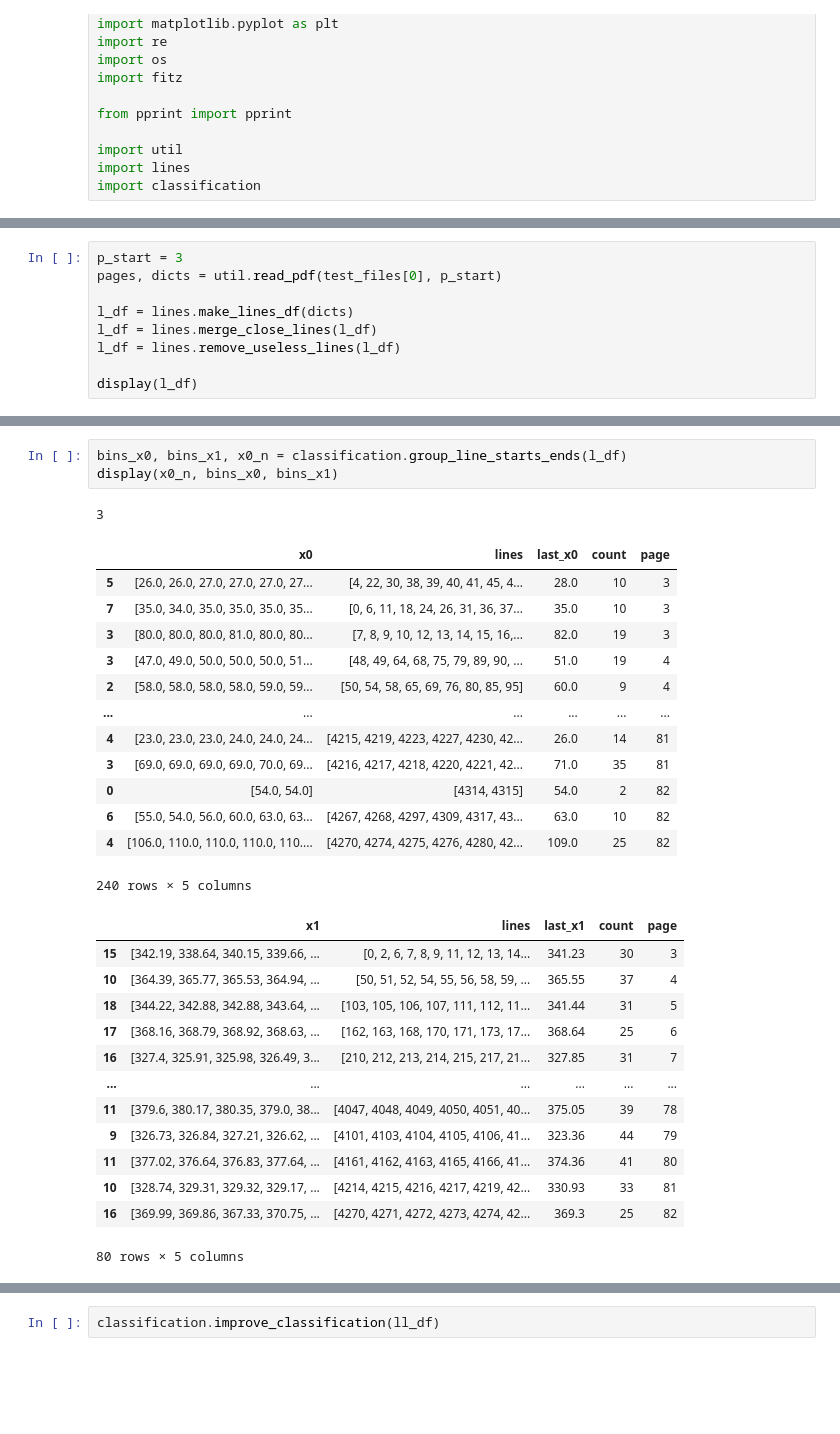
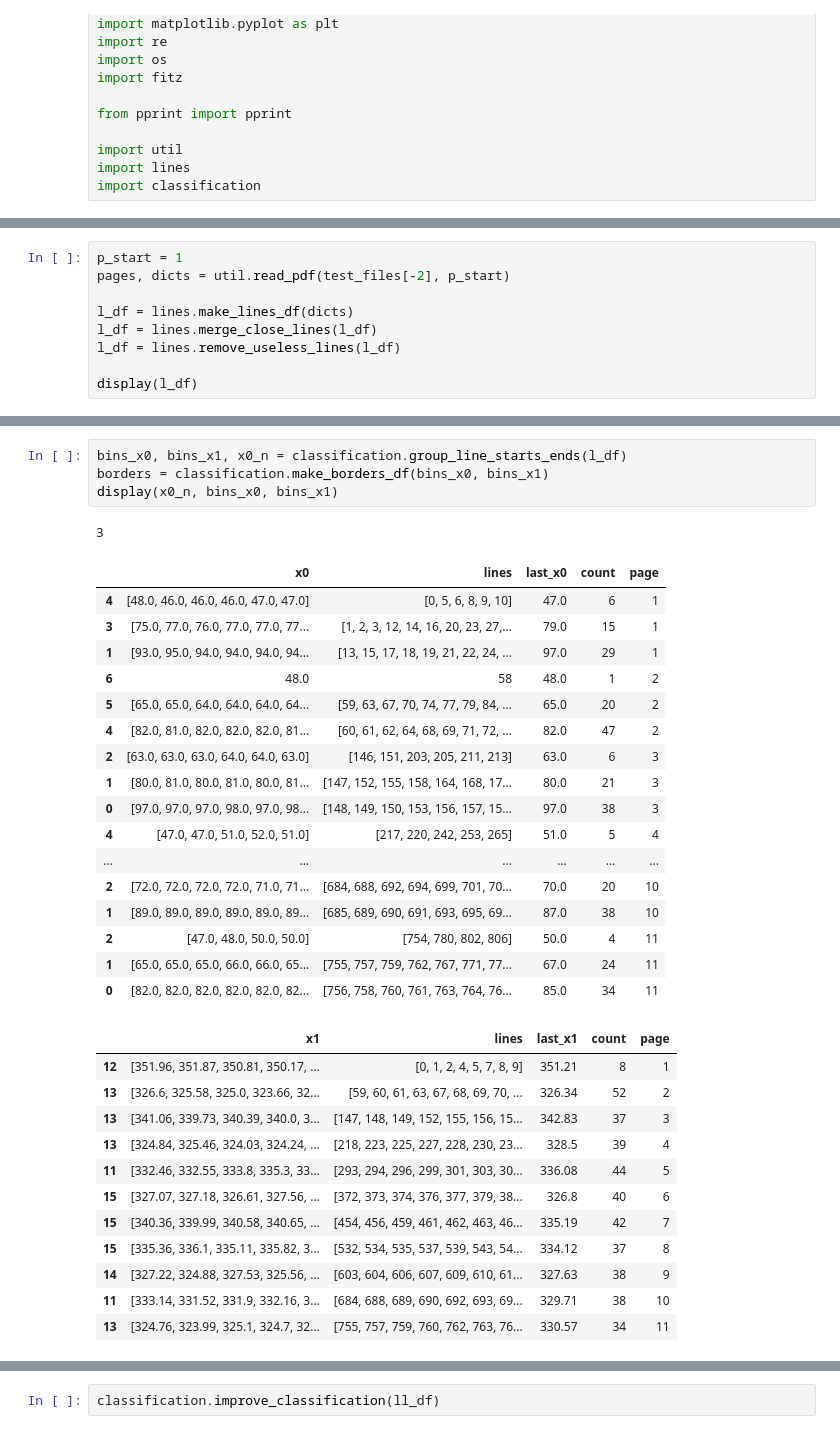
Before and after one commit to jeusa/indexex, a Jupyter notebook: code/index_extraction.ipynb, the cells around one changed output, grey strips where cells are left out. Drawn from its saved outputs; the diff is of its cells as text; blank space fills up the shorter version.

```diff
--- a/code/index_extraction.ipynb
+++ b/code/index_extraction.ipynb
@@ -28,7 +28,7 @@ test_files
  '.././test_files/LS_index_1944_split.pdf']
 # %%
-p_start = 3
-pages, dicts = util.read_pdf(test_files[0], p_start)
+p_start = 1
+pages, dicts = util.read_pdf(test_files[-2], p_start)
 
 l_df = lines.make_lines_df(dicts)
 l_df = lines.merge_close_lines(l_df)
@@ -55,31 +55,35 @@ Finished reading 80 page(s)
 # %%
 bins_x0, bins_x1, x0_n = classification.group_line_starts_ends(l_df)
+borders = classification.make_borders_df(bins_x0, bins_x1)
 display(x0_n, bins_x0, bins_x1)
 # %% [output]
 3
 |  | x0 | lines | last_x0 | count | page |
-| 5 | [26.0, 26.0, 27.0, 27.0, 27.0, 27... | [4, 22, 30, 38, 39, 40, 41, 45, 4... | 28.0 | 10 | 3 |
-| 7 | [35.0, 34.0, 35.0, 35.0, 35.0, 35... | [0, 6, 11, 18, 24, 26, 31, 36, 37... | 35.0 | 10 | 3 |
-| 3 | [80.0, 80.0, 80.0, 81.0, 80.0, 80... | [7, 8, 9, 10, 12, 13, 14, 15, 16,... | 82.0 | 19 | 3 |
-| 3 | [47.0, 49.0, 50.0, 50.0, 50.0, 51... | [48, 49, 64, 68, 75, 79, 89, 90, ... | 51.0 | 19 | 4 |
-| 2 | [58.0, 58.0, 58.0, 58.0, 59.0, 59... | [50, 54, 58, 65, 69, 76, 80, 85, 95] | 60.0 | 9 | 4 |
+| 4 | [48.0, 46.0, 46.0, 46.0, 47.0, 47.0] | [0, 5, 6, 8, 9, 10] | 47.0 | 6 | 1 |
+| 3 | [75.0, 77.0, 76.0, 77.0, 77.0, 77... | [1, 2, 3, 12, 14, 16, 20, 23, 27,... | 79.0 | 15 | 1 |
+| 1 | [93.0, 95.0, 94.0, 94.0, 94.0, 94... | [13, 15, 17, 18, 19, 21, 22, 24, ... | 97.0 | 29 | 1 |
+| 6 | 48.0 | 58 | 48.0 | 1 | 2 |
+| 5 | [65.0, 65.0, 64.0, 64.0, 64.0, 64... | [59, 63, 67, 70, 74, 77, 79, 84, ... | 65.0 | 20 | 2 |
+| 4 | [82.0, 81.0, 82.0, 82.0, 82.0, 81... | [60, 61, 62, 64, 68, 69, 71, 72, ... | 82.0 | 47 | 2 |
+| 2 | [63.0, 63.0, 63.0, 64.0, 64.0, 63.0] | [146, 151, 203, 205, 211, 213] | 63.0 | 6 | 3 |
+| 1 | [80.0, 81.0, 80.0, 81.0, 80.0, 81... | [147, 152, 155, 158, 164, 168, 17... | 80.0 | 21 | 3 |
+| 0 | [97.0, 97.0, 97.0, 98.0, 97.0, 98... | [148, 149, 150, 153, 156, 157, 15... | 97.0 | 38 | 3 |
+| 4 | [47.0, 47.0, 51.0, 52.0, 51.0] | [217, 220, 242, 253, 265] | 51.0 | 5 | 4 |
 | ... | ... | ... | ... | ... | ... |
-| 4 | [23.0, 23.0, 23.0, 24.0, 24.0, 24... | [4215, 4219, 4223, 4227, 4230, 42... | 26.0 | 14 | 81 |
-| 3 | [69.0, 69.0, 69.0, 69.0, 70.0, 69... | [4216, 4217, 4218, 4220, 4221, 42... | 71.0 | 35 | 81 |
-| 0 | [54.0, 54.0] | [4314, 4315] | 54.0 | 2 | 82 |
-| 6 | [55.0, 54.0, 56.0, 60.0, 63.0, 63... | [4267, 4268, 4297, 4309, 4317, 43... | 63.0 | 10 | 82 |
-| 4 | [106.0, 110.0, 110.0, 110.0, 110.... | [4270, 4274, 4275, 4276, 4280, 42... | 109.0 | 25 | 82 |
+| 2 | [72.0, 72.0, 72.0, 72.0, 71.0, 71... | [684, 688, 692, 694, 699, 701, 70... | 70.0 | 20 | 10 |
+| 1 | [89.0, 89.0, 89.0, 89.0, 89.0, 89... | [685, 689, 690, 691, 693, 695, 69... | 87.0 | 38 | 10 |
+| 2 | [47.0, 48.0, 50.0, 50.0] | [754, 780, 802, 806] | 50.0 | 4 | 11 |
+| 1 | [65.0, 65.0, 65.0, 66.0, 66.0, 65... | [755, 757, 759, 762, 767, 771, 77... | 67.0 | 24 | 11 |
+| 0 | [82.0, 82.0, 82.0, 82.0, 82.0, 82... | [756, 758, 760, 761, 763, 764, 76... | 85.0 | 34 | 11 |
-240 rows × 5 columns
 |  | x1 | lines | last_x1 | count | page |
-| 15 | [342.19, 338.64, 340.15, 339.66, ... | [0, 2, 6, 7, 8, 9, 11, 12, 13, 14... | 341.23 | 30 | 3 |
-| 10 | [364.39, 365.77, 365.53, 364.94, ... | [50, 51, 52, 54, 55, 56, 58, 59, ... | 365.55 | 37 | 4 |
-| 18 | [344.22, 342.88, 342.88, 343.64, ... | [103, 105, 106, 107, 111, 112, 11... | 341.44 | 31 | 5 |
-| 17 | [368.16, 368.79, 368.92, 368.63, ... | [162, 163, 168, 170, 171, 173, 17... | 368.64 | 25 | 6 |
-| 16 | [327.4, 325.91, 325.98, 326.49, 3... | [210, 212, 213, 214, 215, 217, 21... | 327.85 | 31 | 7 |
-| ... | ... | ... | ... | ... | ... |
-| 11 | [379.6, 380.17, 380.35, 379.0, 38... | [4047, 4048, 4049, 4050, 4051, 40... | 375.05 | 39 | 78 |
-| 9 | [326.73, 326.84, 327.21, 326.62, ... | [4101, 4103, 4104, 4105, 4106, 41... | 323.36 | 44 | 79 |
-| 11 | [377.02, 376.64, 376.83, 377.64, ... | [4161, 4162, 4163, 4165, 4166, 41... | 374.36 | 41 | 80 |
-| 10 | [328.74, 329.31, 329.32, 329.17, ... | [4214, 4215, 4216, 4217, 4219, 42... | 330.93 | 33 | 81 |
-| 16 | [369.99, 369.86, 367.33, 370.75, ... | [4270, 4271, 4272, 4273, 4274, 42... | 369.3 | 25 | 82 |
+| 12 | [351.96, 351.87, 350.81, 350.17, ... | [0, 1, 2, 4, 5, 7, 8, 9] | 351.21 | 8 | 1 |
+| 13 | [326.6, 325.58, 325.0, 323.66, 32... | [59, 60, 61, 63, 67, 68, 69, 70, ... | 326.34 | 52 | 2 |
+| 13 | [341.06, 339.73, 340.39, 340.0, 3... | [147, 148, 149, 152, 155, 156, 15... | 342.83 | 37 | 3 |
+| 13 | [324.84, 325.46, 324.03, 324.24, ... | [218, 223, 225, 227, 228, 230, 23... | 328.5 | 39 | 4 |
+| 11 | [332.46, 332.55, 333.8, 335.3, 33... | [293, 294, 296, 299, 301, 303, 30... | 336.08 | 44 | 5 |
+| 15 | [327.07, 327.18, 326.61, 327.56, ... | [372, 373, 374, 376, 377, 379, 38... | 326.8 | 40 | 6 |
+| 15 | [340.36, 339.99, 340.58, 340.65, ... | [454, 456, 459, 461, 462, 463, 46... | 335.19 | 42 | 7 |
+| 15 | [335.36, 336.1, 335.11, 335.82, 3... | [532, 534, 535, 537, 539, 543, 54... | 334.12 | 37 | 8 |
+| 14 | [327.22, 324.88, 327.53, 325.56, ... | [603, 604, 606, 607, 609, 610, 61... | 327.63 | 38 | 9 |
+| 11 | [333.14, 331.52, 331.9, 332.16, 3... | [684, 688, 689, 690, 692, 693, 69... | 329.71 | 38 | 10 |
+| 13 | [324.76, 323.99, 325.1, 324.7, 32... | [755, 757, 759, 760, 762, 763, 76... | 330.57 | 34 | 11 |
-80 rows × 5 columns
```
Also changed, not shown: parts of 12 cells of this notebook, 4 other files.
